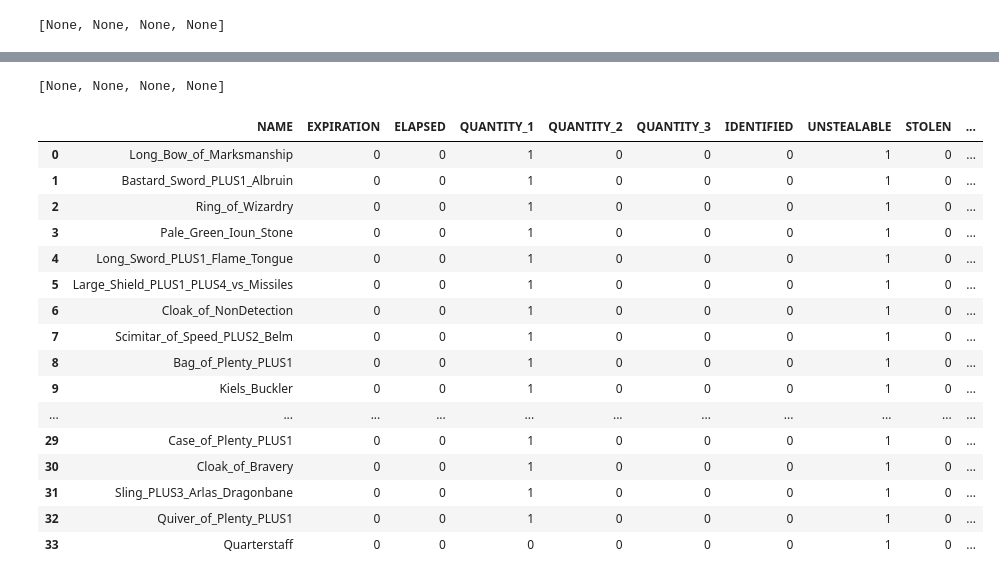
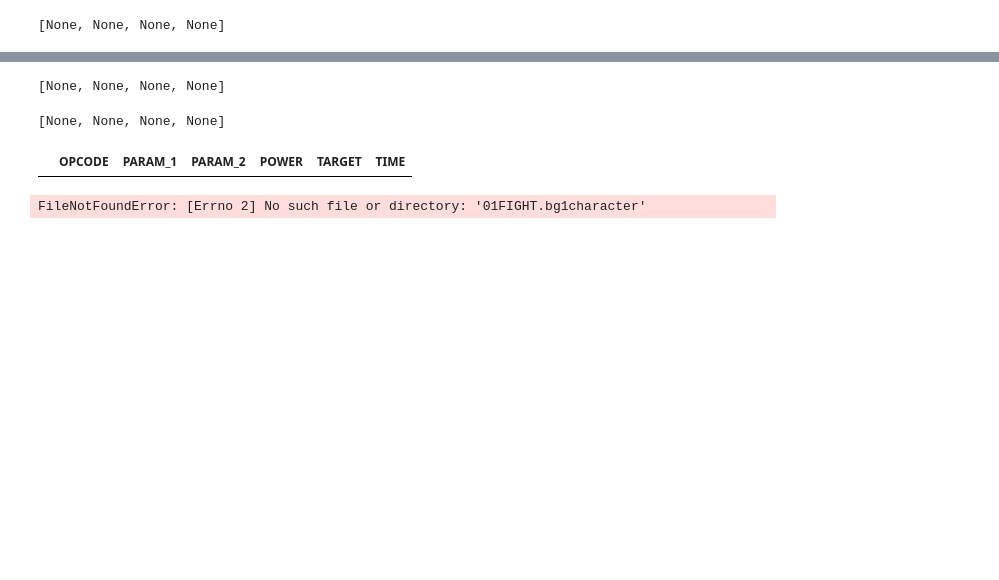
Before and after one commit to yzhcareer/BaldurGate-Save, a Jupyter notebook: CharEditor.ipynb, the cells around one changed output, grey strips where cells are left out. Cells and saved outputs as stored; diff of their text form; code cells hidden in the pictures; blank space fills up the shorter version.

```diff
--- a/CharEditor.ipynb
+++ b/CharEditor.ipynb
@@ -1006,6 +1035,46 @@ class CRE():
         with zipfile.ZipFile(self.filename, 'w') as target:
             for _f, _name in zip([bio_buffer, self.chr_buffer], self.file_list):
                 target.writestr(_name, _f)
+
+    def export(self):
+        _col = columns=['name','record_length',
+                       'offset_pos', 'offset_value',
+                       'count_pos', 'count_value',
+                       'total_length']
+        self.summary_df = pd.DataFrame(columns=_col)
+        with open(self.file_list[1], 'wb') as target:
+            target.write(self.chr_buffer)
+
+        for _name, _seg in [ ('knownspell', self.cre.knownSpell),
+                             ('memspell', self.cre.memSpell),
+                             ('memorizedspell', self.cre.memorizedSpell),
+                             ('itemslots', self.cre.itemSlots),
+                             ('items', self.cre.inventoryItems),
+                             ('effects', self.cre.effects)]:
+            _record_length = getattr(_seg, 'record_length', None)
+            _offset_res = getattr(_seg, 'offset_ref', None)
+            if _offset_res:
+                _offset_pos = '0x{0:06X}'.format(_offset_res.position)
+                _offset_value = _offset_res.getValue(_seg.buffer, _seg.parent.adj_offset_buffer)
+            else:
+                _offset_value = None
+            _count_res = getattr(_seg, 'count_ref', None)
+            if _count_res:
+                _count_pos = '0x{0:06X}'.format(_count_res.position)
+                _count_value = _count_res.getValue(_seg.buffer, _seg.parent.adj_offset_buffer)
+            elif _name == 'itemslots':
+                _count_value = 40
+            _length = getattr(_seg, 'length', None)
+            if _length is None:
+                _length = _count_value * _record_length
+            self.summary_df = self.summary_df.append(dict(zip(_col, [_name, _record_length,
+                                                                     _offset_pos, _offset_value,
+                                                                     _count_pos, _count_value,
+                                                                     _length])),
+                                                    ignore_index=True)
+        for col in ['record_length', 'offset_value', 'count_value', 'total_length']:
+            self.summary_df[col] = self.summary_df[col].astype(int)
+        return self.summary_df
 # %%
 filename = [r'01FIGHT.bg1character', r'02THIEF.bg1character', r'03MAGE.bg1character', r'04PALAD.bg1character']
 a = [CRE(_) for _ in filename]
@@ -1034,24 +1193,19 @@ a[3].addSpell(Spells.Magic_WIZARD)
+# %%
+filename = [r'05CLERIC.bg1character', r'06RANGER.bg1character', r'07BARB.bg1character', r'08BARD.bg1character']
+a = [CRE(_) for _ in filename]
+# %%
+[_.goodItem() for _ in a]
+# %% [output]
+[None, None, None, None]
 # %%
 [_.pack() for _ in a]
 # %% [output]
 [None, None, None, None]
 # %%
-a[0].items
+a[0].weapons
 # %% [output]
-|  | NAME | EXPIRATION | ELAPSED | QUANTITY_1 | QUANTITY_2 | QUANTITY_3 | IDENTIFIED | UNSTEALABLE | STOLEN | ... |
-| 0 | Long_Bow_of_Marksmanship | 0 | 0 | 1 | 0 | 0 | 0 | 1 | 0 | ... |
-| 1 | Bastard_Sword_PLUS1_Albruin | 0 | 0 | 1 | 0 | 0 | 0 | 1 | 0 | ... |
-| 2 | Ring_of_Wizardry | 0 | 0 | 1 | 0 | 0 | 0 | 1 | 0 | ... |
-| 3 | Pale_Green_Ioun_Stone | 0 | 0 | 1 | 0 | 0 | 0 | 1 | 0 | ... |
-| 4 | Long_Sword_PLUS1_Flame_Tongue | 0 | 0 | 1 | 0 | 0 | 0 | 1 | 0 | ... |
-| 5 | Large_Shield_PLUS1_PLUS4_vs_Missiles | 0 | 0 | 1 | 0 | 0 | 0 | 1 | 0 | ... |
-| 6 | Cloak_of_NonDetection | 0 | 0 | 1 | 0 | 0 | 0 | 1 | 0 | ... |
-| 7 | Scimitar_of_Speed_PLUS2_Belm | 0 | 0 | 1 | 0 | 0 | 0 | 1 | 0 | ... |
-| 8 | Bag_of_Plenty_PLUS1 | 0 | 0 | 1 | 0 | 0 | 0 | 1 | 0 | ... |
-| 9 | Kiels_Buckler | 0 | 0 | 1 | 0 | 0 | 0 | 1 | 0 | ... |
-| ... | ... | ... | ... | ... | ... | ... | ... | ... | ... | ... |
-| 29 | Case_of_Plenty_PLUS1 | 0 | 0 | 1 | 0 | 0 | 0 | 1 | 0 | ... |
-| 30 | Cloak_of_Bravery | 0 | 0 | 1 | 0 | 0 | 0 | 1 | 0 | ... |
-| 31 | Sling_PLUS3_Arlas_Dragonbane | 0 | 0 | 1 | 0 | 0 | 0 | 1 | 0 | ... |
-| 32 | Quiver_of_Plenty_PLUS1 | 0 | 0 | 1 | 0 | 0 | 0 | 1 | 0 | ... |
-| 33 | Quarterstaff | 0 | 0 | 0 | 0 | 0 | 0 | 1 | 0 | ... |
+|  | OPCODE | PARAM_1 | PARAM_2 | POWER | TARGET | TIME |
+# %%
+f1 = CRE(r'01FIGHT.bg1character')
+# %% [output]
+FileNotFoundError: [Errno 2] No such file or directory: '01FIGHT.bg1character'
```
Also changed, not shown: parts of 23 cells of this notebook, 5 other files.
